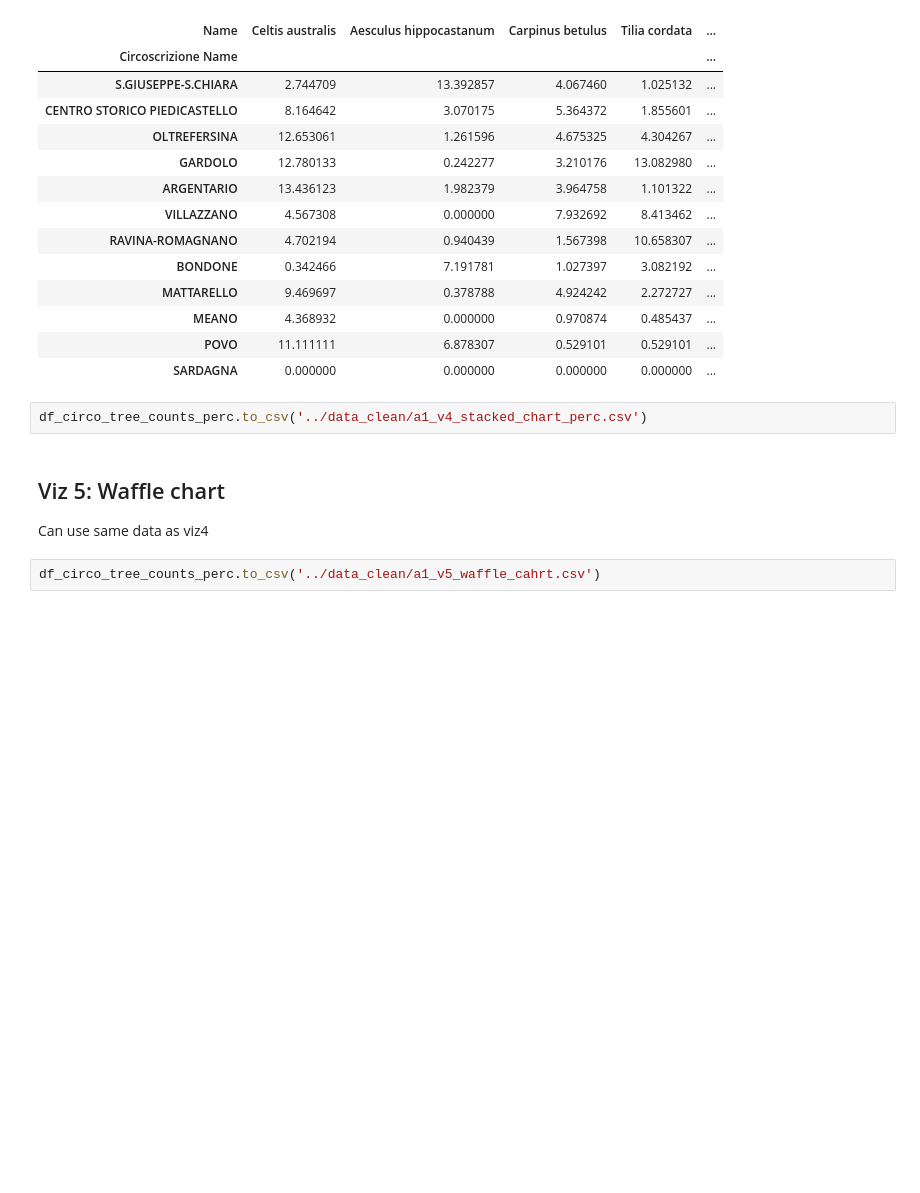
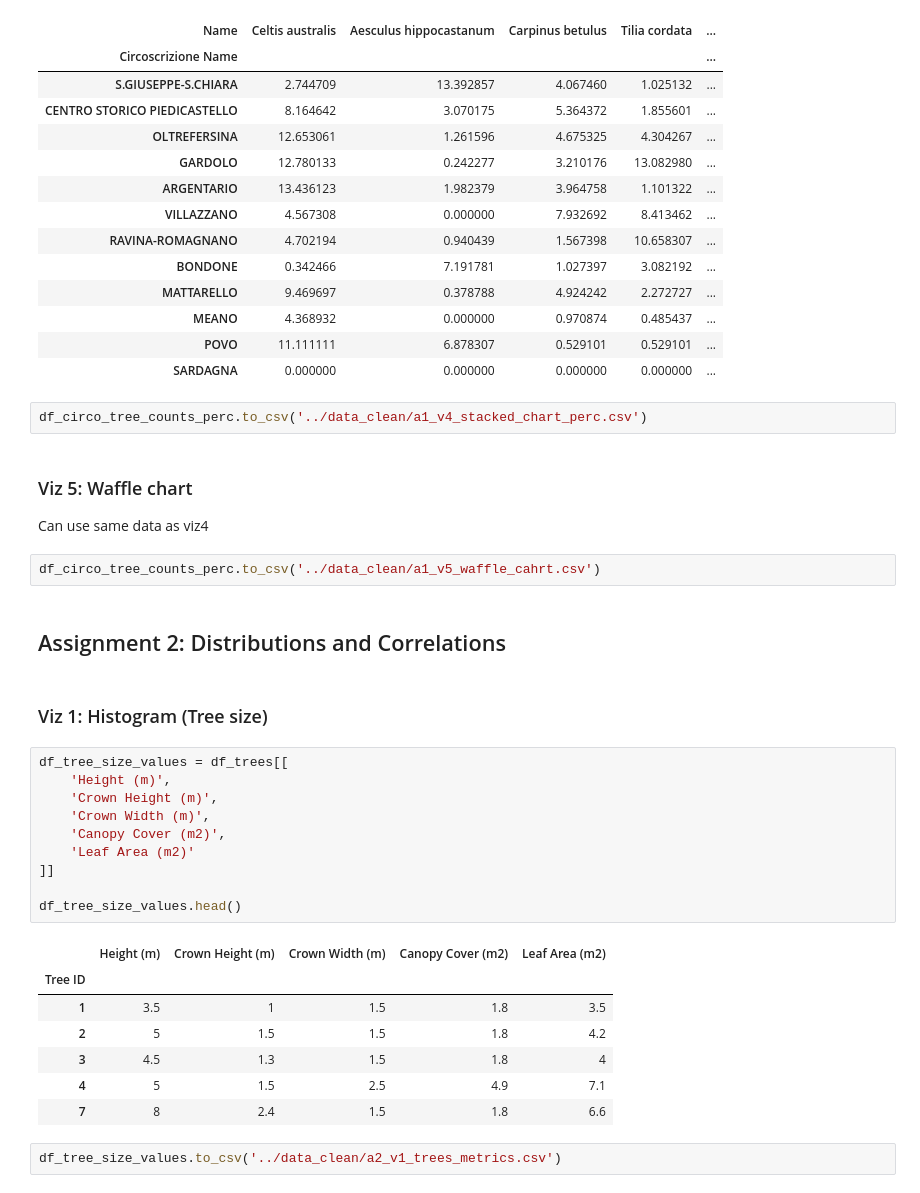
Before and after one commit to DataViz-Group3/DataViz-Group3, a Jupyter notebook: src/preprocessing.ipynb, the cells around one changed output. Saved outputs shown, nothing was run; the diff lists cells and outputs as text; blank space fills up the shorter version.

Commit message:
Preprocessing for assignment 2

```diff
--- a/src/preprocessing.ipynb
+++ b/src/preprocessing.ipynb
@@ -177,8 +179,32 @@ df_circo_tree_counts_perc
 # %%
 df_circo_tree_counts_perc.to_csv('../data_clean/a1_v4_stacked_chart_perc.csv')
 # %% [markdown]
-## Viz 5: Waffle chart
+### Viz 5: Waffle chart
 
 Can use same data as viz4
 # %%
 df_circo_tree_counts_perc.to_csv('../data_clean/a1_v5_waffle_cahrt.csv')
+# %% [markdown]
+## Assignment 2: Distributions and Correlations
+# %% [markdown]
+### Viz 1: Histogram (Tree size)
+# %%
+df_tree_size_values = df_trees[[
+    'Height (m)',
+    'Crown Height (m)',
+    'Crown Width (m)',
+    'Canopy Cover (m2)',
+    'Leaf Area (m2)'
+]]
+
+df_tree_size_values.head()
+# %% [output]
+|  | Height (m) | Crown Height (m) | Crown Width (m) | Canopy Cover (m2) | Leaf Area (m2) |
+| Tree ID |  |  |  |  |  |
+| 1 | 3.5 | 1 | 1.5 | 1.8 | 3.5 |
+| 2 | 5 | 1.5 | 1.5 | 1.8 | 4.2 |
+| 3 | 4.5 | 1.3 | 1.5 | 1.8 | 4 |
+| 4 | 5 | 1.5 | 2.5 | 4.9 | 7.1 |
+| 7 | 8 | 2.4 | 1.5 | 1.8 | 6.6 |
+# %%
+df_tree_size_values.to_csv('../data_clean/a2_v1_trees_metrics.csv')
```
Also changed, not shown: parts of 19 cells of this notebook, 5 other files.
